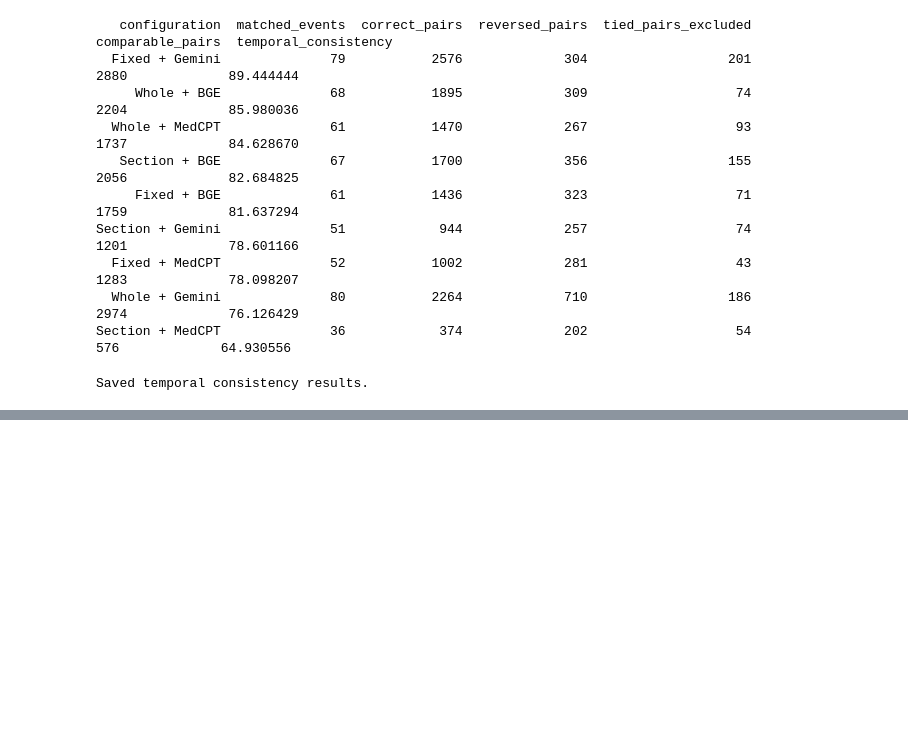
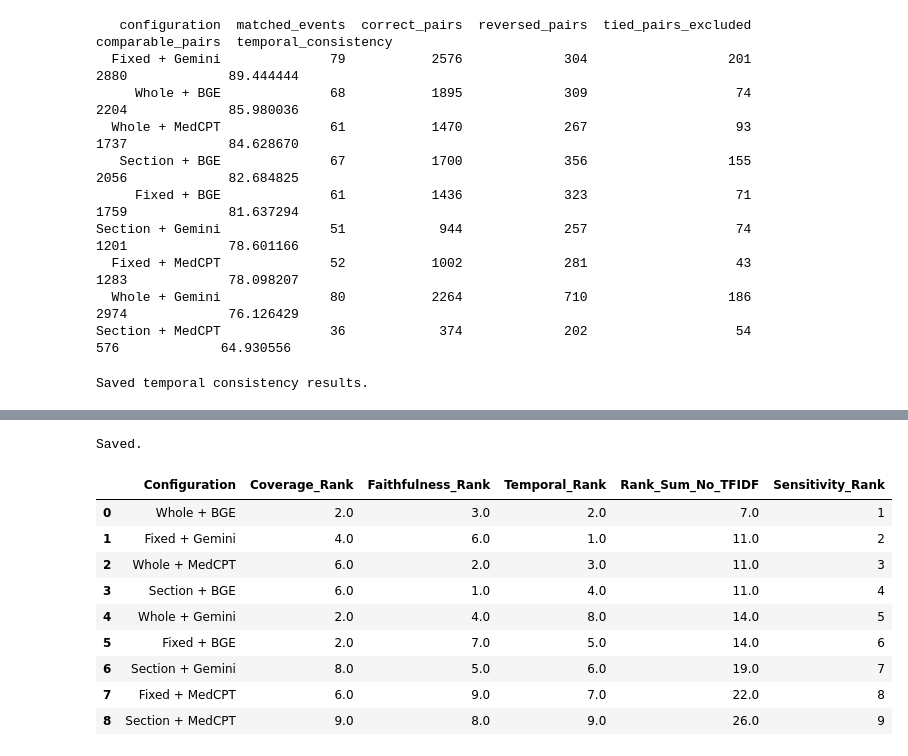
Before and after one commit to pallavi-cs-ai/clinical-summarization-eval, a Jupyter notebook: notebooks/03_workflow_rag_eval_chunks_embeddings.ipynb, the cells around one changed output, grey strips where cells are left out. Saved outputs shown, nothing was run; the diff lists cells and outputs as text; code cells hidden in the pictures; blank space fills up the shorter version.

```diff
--- a/notebooks/03_workflow_rag_eval_chunks_embeddings.ipynb
+++ b/notebooks/03_workflow_rag_eval_chunks_embeddings.ipynb
@@ -694,0 +984,7 @@ Saved temporal consistency results.
+# %%
+result = verify_claim_gpt54(
+    test_claim,
+    test_evidence
+)
+
+print(json.dumps(result, indent=2))
@@ -694,0 +1080,11 @@ Saved temporal consistency results.
+# %%
+import json
+
+with open("rag_faithfulness_results_gpt54mini.json", "w") as f:
+    json.dump(faithfulness_results, f, indent=2)
+
+print("Saved configurations:", len(faithfulness_results))
+print(
+    "Saved claims:",
+    sum(len(v) for v in faithfulness_results.values())
+)
@@ -694,0 +1263,54 @@ Saved temporal consistency results.
+# %%
+aggregate_df.to_csv(
+    "rag_configuration_aggregate_ranking.csv",
+    index=False
+)
+
+print("Saved.")
+# %% [output]
+Saved.
+# %%
+# Sensitivity analysis:
+# Recalculate aggregate ranking WITHOUT TF-IDF.
+#
+# This does NOT replace our primary four-metric selection rule.
+# It simply tests how dependent the selected configuration is
+# on inclusion of the lexical-similarity metric.
+
+aggregate_df["Rank_Sum_No_TFIDF"] = (
+    aggregate_df["Coverage_Rank"]
+    + aggregate_df["Faithfulness_Rank"]
+    + aggregate_df["Temporal_Rank"]
+)
+
+sensitivity_df = (
+    aggregate_df[
+        [
+            "Configuration",
+            "Coverage_Rank",
+            "Faithfulness_Rank",
+            "Temporal_Rank",
+            "Rank_Sum_No_TFIDF"
+        ]
+    ]
+    .sort_values("Rank_Sum_No_TFIDF")
+    .reset_index(drop=True)
+)
+
+sensitivity_df["Sensitivity_Rank"] = range(
+    1,
+    len(sensitivity_df) + 1
+)
+
+display(sensitivity_df)
+# %% [output]
+|  | Configuration | Coverage_Rank | Faithfulness_Rank | Temporal_Rank | Rank_Sum_No_TFIDF | Sensitivity_Rank |
+| 0 | Whole + BGE | 2.0 | 3.0 | 2.0 | 7.0 | 1 |
+| 1 | Fixed + Gemini | 4.0 | 6.0 | 1.0 | 11.0 | 2 |
+| 2 | Whole + MedCPT | 6.0 | 2.0 | 3.0 | 11.0 | 3 |
+| 3 | Section + BGE | 6.0 | 1.0 | 4.0 | 11.0 | 4 |
+| 4 | Whole + Gemini | 2.0 | 4.0 | 8.0 | 14.0 | 5 |
+| 5 | Fixed + BGE | 2.0 | 7.0 | 5.0 | 14.0 | 6 |
+| 6 | Section + Gemini | 8.0 | 5.0 | 6.0 | 19.0 | 7 |
+| 7 | Fixed + MedCPT | 6.0 | 9.0 | 7.0 | 22.0 | 8 |
+| 8 | Section + MedCPT | 9.0 | 8.0 | 9.0 | 26.0 | 9 |
```
Also changed, not shown: parts of 22 cells of this notebook, 1 other file.
